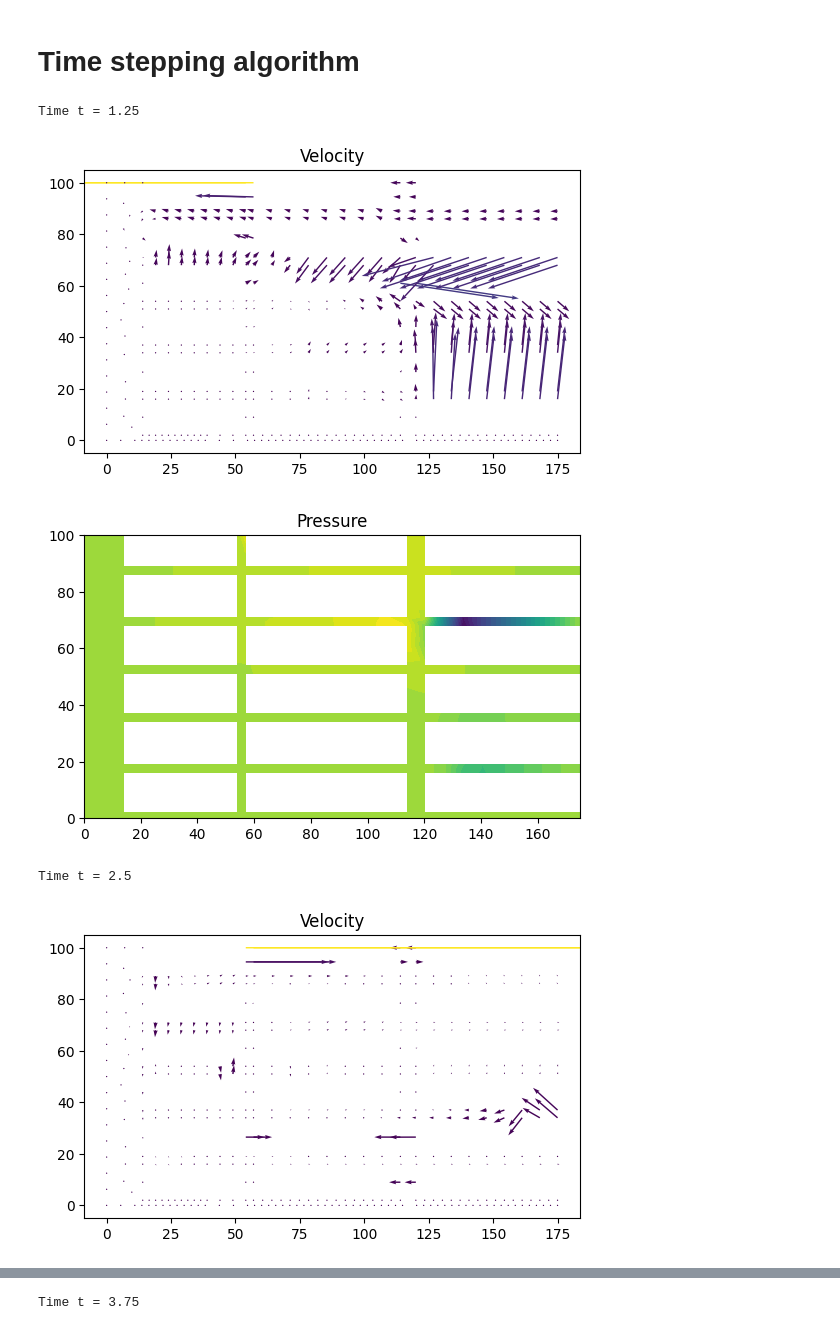
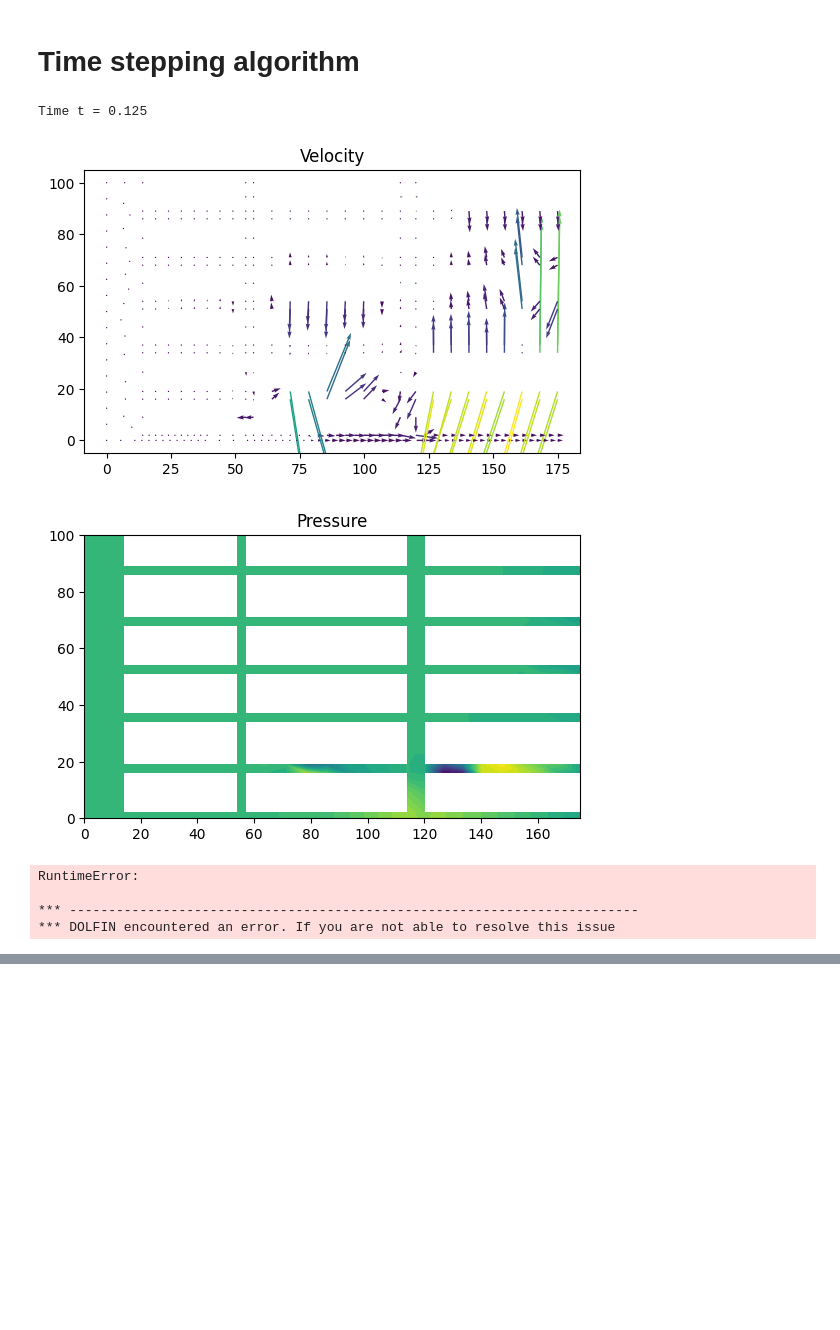
Before and after one commit to elinsyn/Fluid_mechanics, a Jupyter notebook: Project.ipynb, the cells around one changed output, grey strips where cells are left out. Saved outputs shown, nothing was run; the diff lists cells and outputs as text; code cells hidden in the pictures; blank space fills up the shorter version.

```diff
--- a/Project.ipynb
+++ b/Project.ipynb
@@ -349,8 +349,8 @@ Fu = inner((u - u0)/dt + grad(um)*um1, v)*dx \
     + nu*(Kinv11*inner(um[0],v[0])*dx
           + Kinv12*inner(um[0],v[1])*dx
           + Kinv21*inner(um[1],v[0])*dx
-          + Kinv22*inner(um[1],v[1])*dx) \
-    + gamma_slip*nueff/CellDiameter(mesh)*dot(um, n)*dot(v, n)*ds(0)
+          + Kinv22*inner(um[1],v[1])*dx)# \
+    #+ gamma_slip*nueff/CellDiameter(mesh)*dot(um, n)*dot(v, n)*ds(0)
 au = lhs(Fu)
 Lu = rhs(Fu)
 
@@ -377,6 +377,7 @@ plot_freq = 10
 
 # Time stepping
 T = 10
+dt = 0.05*mesh.hmin()
 t = dt
 
 while t < T + DOLFIN_EPS:
@@ -402,7 +403,8 @@ while t < T + DOLFIN_EPS:
         # Solve velocity problem
         #solve(Au, u1.vector(), bu, "gmres", "ilu")
         # If this still fails, try:
-        solve(Au, u1.vector(), bu, "mumps")
+        #solve(Au, u1.vector(), bu, "mumps")
+        solve(Au, u1.vector(), bu, "bicgstab", "default")
 
         # Assemble pressure system
         Ap = assemble(ap)
@@ -415,36 +417,39 @@ while t < T + DOLFIN_EPS:
         # Solve pressure problem
         #solve(Ap, p1.vector(), bp, "gmres", "ilu")
         # Or:
-        solve(Ap, p1.vector(), bp, "mumps")
+        #solve(Ap, p1.vector(), bp, "mumps")
+        solve(Ap, p1.vector(), bp, "bicgstab", prec)
 
         k += 1
 
     if t > plot_time:
 
         print("Time t =", t)
 
         file_u << u1
         file_p << p1
 
         plt.figure()
         plot(u1, title="Velocity")
 
         plt.figure()
         plot(p1, title="Pressure")
 
         plot_time += T/plot_freq
         plt.show()
 
     # Update previous solution
     u0.assign(u1)
 
     # Advance time
     t += dt
 
 plt.show()
 # %% [output]
-Time t = 1.25
+Time t = 0.125
-[figure, old version]
+[figure, new version]
-[figure, old version]
+[figure, new version]
-Time t = 2.5
+RuntimeError:
+
+*** -------------------------------------------------------------------------
+*** DOLFIN encountered an error. If you are not able to resolve this issue
-[figure, removed]
@@ -452 +455,0 @@ Time t = 2.5
-Time t = 3.75
```
Also changed, not shown: parts of 1 cell of this notebook.
